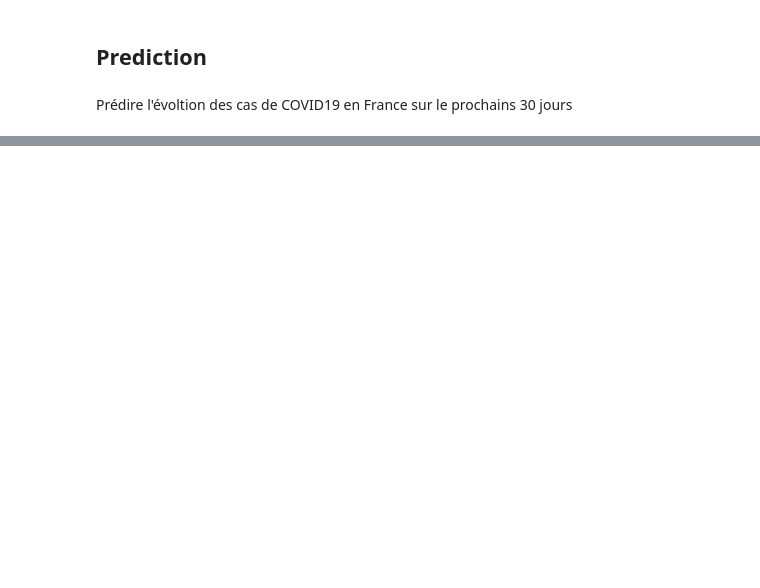
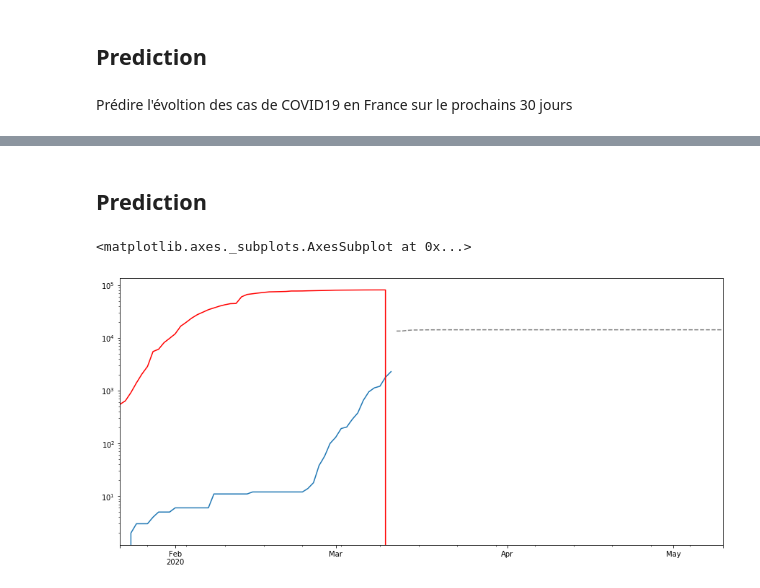
Before and after one commit to AmineDiro/Prediction-COVID19-France-, a Jupyter notebook: EDA.ipynb, the cells around one changed output, grey strips where cells are left out. Drawn from its saved outputs; the diff is of its cells as text; code cells hidden in the pictures; blank space fills up the shorter version.

```diff
--- a/EDA.ipynb
+++ b/EDA.ipynb
@@ -280,0 +306,37 @@ Li na9ess :
+# %% [markdown]
+## Prediction
+# %%
+n = 60
+index30 = pd.date_range(f_confirmed.index[-1] + timedelta(days=1), periods=n, freq="D")
+last_values = f_confirmed[-n_steps:].values
+prediction30 = []
+
+
+for i in range(n):
+    x_input = last_values[-n_steps:]
+    # Scale input
+    x_input = x_input.reshape((1, n_steps))
+    x_input = scaler.transform(x_input)
+    x_input = x_input.reshape((1, n_steps, n_features))
+    # invert predictions
+    # trainPredict = scaler.inverse_transform(trainPredict)
+    # trainY = scaler.inverse_transform([trainY])
+    y_pred = model.predict(x_input)
+    prediction30.append(int(y_pred[0][0]))
+    last_values = np.append(last_values, int(y_pred[0][0]))
+
+serie30 = pd.Series(data=prediction30, index=index30)
+
+
+fig = plt.figure(figsize=(15, 15))
+ax = fig.add_subplot(2, 1, 1)
+
+ax.set_yscale("log")
+
+f_confirmed.plot(ax=ax, label="france")
+c_confirmed.plot(ax=ax, c="red", label="China")
+
+serie30.plot(ax=ax, c="grey", linestyle="--", label="predition for 30 days")
+# %% [output]
+<matplotlib.axes._subplots.AxesSubplot at 0x...>
+[figure, added]
```
Also changed, not shown: parts of 17 cells of this notebook.
